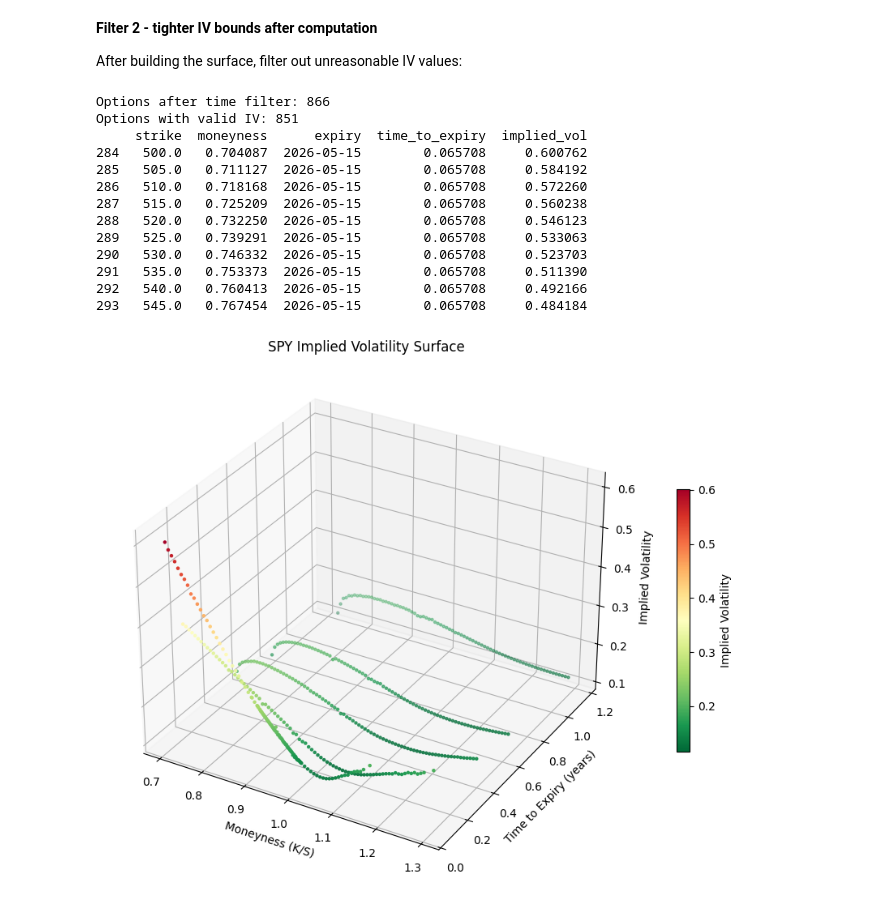
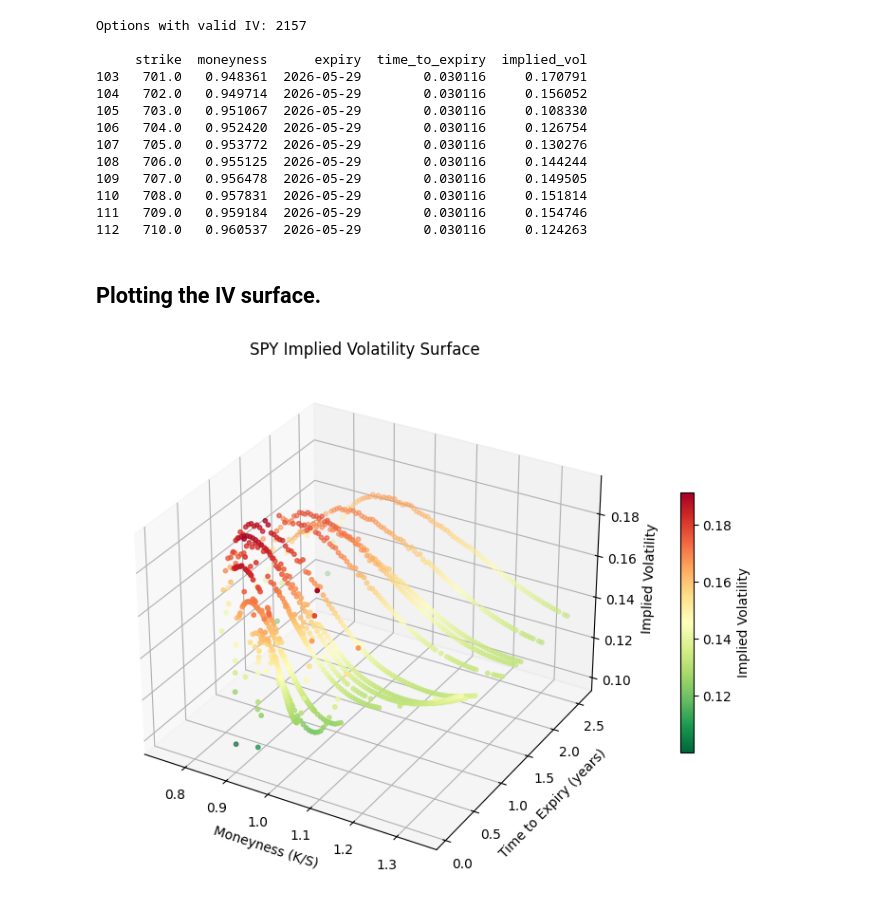
Before and after one commit to basavaraja7371/quant-finance-python, a Jupyter notebook: notebooks/03_iv_surface.ipynb, the cells around one changed output. Cells and saved outputs as stored; diff of their text form; code cells hidden in the pictures.

```diff
--- a/notebooks/03_iv_surface.ipynb
+++ b/notebooks/03_iv_surface.ipynb
@@ -62,7 +124,0 @@ We should filter to a reasonable moneyness range before computing IV. Add this a
-# %%
-all_options['moneyness'] = all_options['strike'] / spot
-all_options = all_options[
-    (all_options['moneyness'] >= 0.7) &
-    (all_options['moneyness'] <= 1.3)
-]
-print(f"Options after moneyness filter: {len(all_options)}")
@@ -97,66 +147,59 @@ Remove the very short dated expiry entirely. Options with less than 7 days to ex
-# %% [markdown]
-**Filter 2 - tighter IV bounds after computation**
-
-After building the surface, filter out unreasonable IV values:
 # %%
-# before building surface
-all_options = all_options[all_options['time_to_expiry'] > 7/365.25]
-print(f"Options after time filter: {len(all_options)}")
+# Filtering out unreasonable IV values.
+iv_surface = iv_surface[
+    (iv_surface["implied_vol"] > 0.05)  # > 5%
+    & (iv_surface["implied_vol"] < 2.0)  # < 200%
+]
 
-# rebuild surface
-iv_surface = build_iv_surface(all_options, spot=spot, rate=rate)
-
-# after building surface
-iv_surface = iv_surface[
-    (iv_surface['implied_vol'] > 0.05) &
-    (iv_surface['implied_vol'] < 2.0)
-]
-iv_surface['moneyness'] = iv_surface['strike'] / spot
-
-print(f"Options with valid IV: {len(iv_surface)}")
-print(iv_surface[['strike', 'moneyness', 'expiry', 'time_to_expiry', 'implied_vol']].head(10))
+print(f"Options with valid IV: {len(iv_surface)}\n")
+print(
+    iv_surface[["strike", "moneyness", "expiry", "time_to_expiry", "implied_vol"]].head(
+        10
+    )
+)
 # %% [output]
-Options after time filter: 866
-Options with valid IV: 851
+Options with valid IV: 2157
+
      strike  moneyness      expiry  time_to_expiry  implied_vol
-284   500.0   0.704087  2026-05-15        0.065708     0.600762
-285   505.0   0.711127  2026-05-15        0.065708     0.584192
-286   510.0   0.718168  2026-05-15        0.065708     0.572260
-287   515.0   0.725209  2026-05-15        0.065708     0.560238
-288   520.0   0.732250  2026-05-15        0.065708     0.546123
-289   525.0   0.739291  2026-05-15        0.065708     0.533063
-290   530.0   0.746332  2026-05-15        0.065708     0.523703
-291   535.0   0.753373  2026-05-15        0.065708     0.511390
-292   540.0   0.760413  2026-05-15        0.065708     0.492166
-293   545.0   0.767454  2026-05-15        0.065708     0.484184
+103   701.0   0.948361  2026-05-29        0.030116     0.170791
+104   702.0   0.949714  2026-05-29        0.030116     0.156052
+105   703.0   0.951067  2026-05-29        0.030116     0.108330
+106   704.0   0.952420  2026-05-29        0.030116     0.126754
+107   705.0   0.953772  2026-05-29        0.030116     0.130276
+108   706.0   0.955125  2026-05-29        0.030116     0.144244
+109   707.0   0.956478  2026-05-29        0.030116     0.149505
+110   708.0   0.957831  2026-05-29        0.030116     0.151814
+111   709.0   0.959184  2026-05-29        0.030116     0.154746
+112   710.0   0.960537  2026-05-29        0.030116     0.124263
+# %% [markdown]
+## Plotting the IV surface.
 # %%
 import matplotlib.pyplot as plt
-from mpl_toolkits.mplot3d import Axes3D
 
 # use calls only for a clean surface
 calls_iv = iv_surface[iv_surface['option_type'] == 'call'].copy()
 
-fig = plt.figure(figsize=(12, 7))
+fig = plt.figure(figsize=(12, 6))
 ax = fig.add_subplot(111, projection='3d')
 
 scatter = ax.scatter(
     calls_iv['moneyness'],
     calls_iv['time_to_expiry'],
     calls_iv['implied_vol'],
     c=calls_iv['implied_vol'],
     cmap='RdYlGn_r',
-    s=5
+    s=10
 )
 
 fig.colorbar(scatter, ax=ax, shrink=0.5, label='Implied Volatility')
 
 ax.set_xlabel('Moneyness (K/S)')
 ax.set_ylabel('Time to Expiry (years)')
 ax.set_zlabel('Implied Volatility')
 ax.set_title('SPY Implied Volatility Surface')
 
 plt.tight_layout()
-plt.savefig('../results/03_iv_surface.png', dpi=150)
+# plt.savefig('../results/03_iv_surface.png', dpi=150)
 plt.show()
 # %% [output]
-[figure, old version]
+[figure, new version]
```
Also changed, not shown: parts of 21 cells of this notebook, 2 other files.
